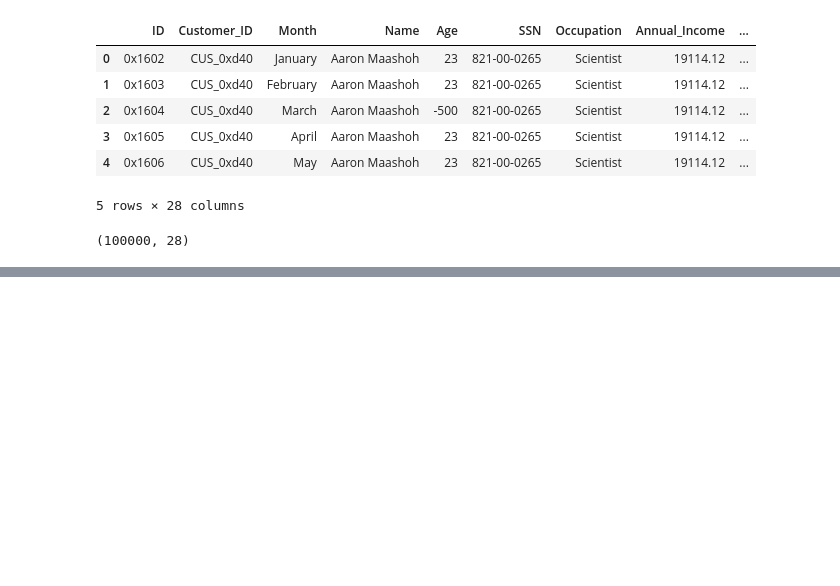
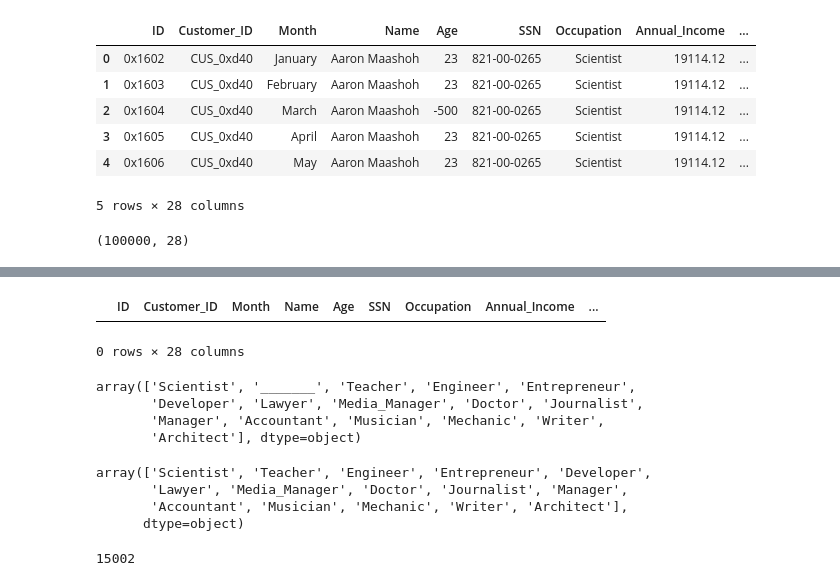
Before and after one commit to amanchauhan813/Credit-Score-Classification, a Jupyter notebook: notebooks/01_data_preprocessing.ipynb, the cells around one changed output, grey strips where cells are left out. Drawn from its saved outputs; the diff is of its cells as text; code cells hidden in the pictures; blank space fills up the shorter version.

```diff
--- a/notebooks/01_data_preprocessing.ipynb
+++ b/notebooks/01_data_preprocessing.ipynb
@@ -24,0 +216,7 @@ data.shape
+# %%
+for i in range(2):
+    data = fill_values('Age', data, 56)
+# %%
+age2=data['Age'].unique()
+for i in age2:
+    print(i)
@@ -24,0 +241,27 @@ data.shape
+# %%
+data['SSN']=data['SSN'].str.replace('-','')
+data['SSN']=data['SSN'].str.replace('#F%$D@*&8','1')  # #F%$D@*&8 is value in SSN which is replace by 1 so that all col. can be converted into integer
+data['SSN'] = [int(x) for x in data['SSN']]
+# %%
+for i in range(3):
+    for index in range(len(data)):
+        current_value = data.loc[index, 'Customer_ID']
+
+        next_value = data.loc[index + 1, 'Customer_ID'] if index < len(data) - 1 else None
+        previous_value = data.loc[index - 1, 'Customer_ID'] if index > 0 else None
+
+        # First check
+        if data.loc[index, 'SSN'] == 1:
+            if next_value is not None and current_value == next_value:
+                data.loc[index, 'SSN'] = data.loc[index + 1, 'SSN']
+            elif previous_value is not None and current_value == previous_value:
+                data.loc[index, 'SSN'] = data.loc[index - 1, 'SSN']
+
+
+        # Second check (Reverse Order)
+
+        if data.loc[index, 'SSN'] == 1:
+            if previous_value is not None and current_value == previous_value:
+                data.loc[index, 'SSN'] = data.loc[index - 1, 'SSN']
+            elif next_value is not None and current_value == next_value:
+                data.loc[index, 'SSN'] = data.loc[index + 1, 'SSN']
@@ -24,0 +270,12 @@ data.shape
+# %%
+data[data['SSN']==1]
+# %% [output]
+|  | ID | Customer_ID | Month | Name | Age | SSN | Occupation | Annual_Income | ... |
+0 rows × 28 columns
+# %%
+data['Occupation'].unique()
+# %% [output]
+array(['Scientist', '_______', 'Teacher', 'Engineer', 'Entrepreneur',
+       'Developer', 'Lawyer', 'Media_Manager', 'Doctor', 'Journalist',
+       'Manager', 'Accountant', 'Musician', 'Mechanic', 'Writer',
+       'Architect'], dtype=object)
@@ -24,0 +287,7 @@ data.shape
+# %%
+data['Occupation'].unique()
+# %% [output]
+array(['Scientist', 'Teacher', 'Engineer', 'Entrepreneur', 'Developer',
+       'Lawyer', 'Media_Manager', 'Doctor', 'Journalist', 'Manager',
+       'Accountant', 'Musician', 'Mechanic', 'Writer', 'Architect'],
+      dtype=object)
@@ -24,0 +300,4 @@ data.shape
+# %%
+data['Monthly_Inhand_Salary'].isnull().sum()
+# %% [output]
+15002
```
Also changed, not shown: parts of 41 cells of this notebook.
